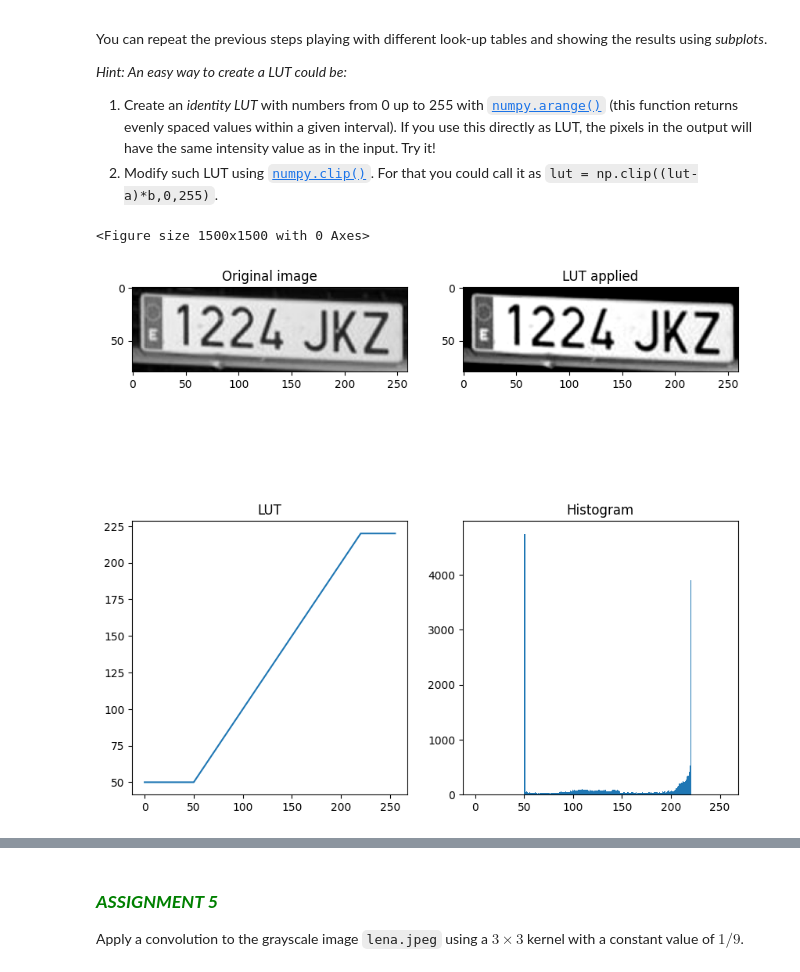
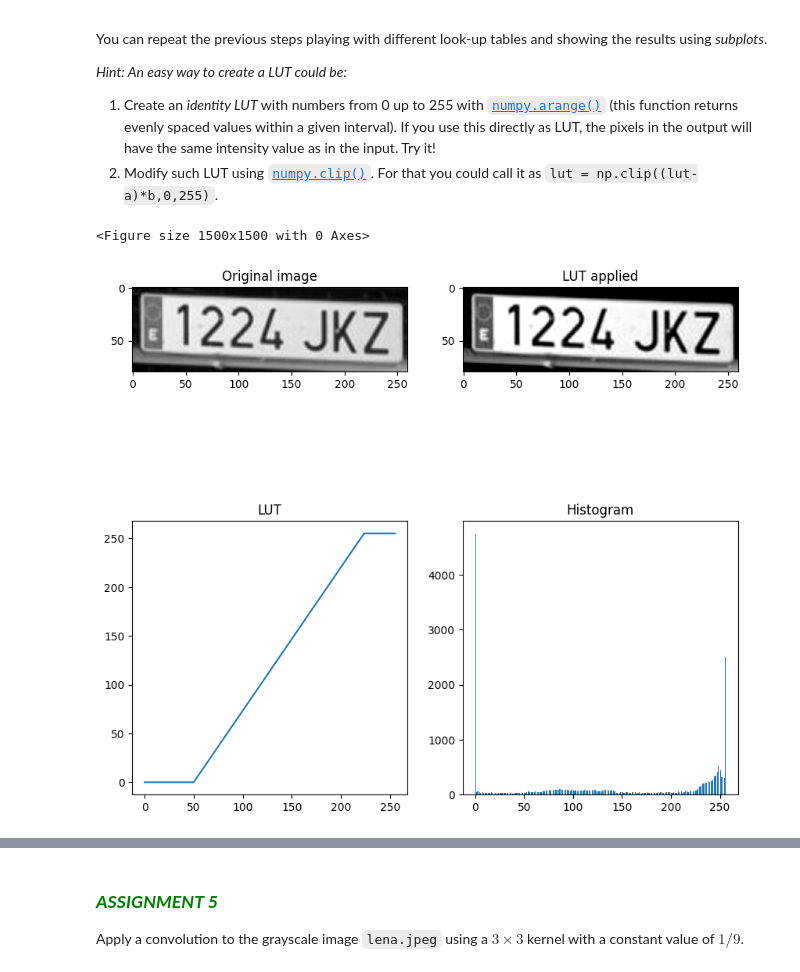
Before and after one commit to adriantd3/ComputerVision_UMA, a Jupyter notebook: Chapter 02. Image processing/2.1 IP tools.ipynb, the cells around one changed output, grey strips where cells are left out. Drawn from its saved outputs; the diff is of its cells as text; code cells hidden in the pictures.

```diff
--- a/Chapter 02. Image processing/2.1 IP tools.ipynb
+++ b/Chapter 02. Image processing/2.1 IP tools.ipynb
@@ -276,16 +276,16 @@ You can repeat the previous steps playing with different look-up tables and show
 # %%
 # ASSIGNMENT 4b
 # Create the LUT array (have a look to numpy.arange and numpy.clip functions)
 lut = np.arange(0,256,1)
-a = None
-b = None
-lut = np.clip(lut, 50, 220)
+a = 50 # offset para forzar a 0 los primeras intensidades.
+b = 250/(220-50)  #pendiente de la recta.
+lut = np.clip((lut-a)*b, 0, 255)
 
 # Execute our function on the cropped car plate image
 lut_chart(image_cropped,lut)
 # %% [output]
 <Figure size 1500x1500 with 0 Axes>
-[figure, old version]
+[figure, new version]
 # %% [markdown]
 <font color='blue'>**Expected output:**  </font>
 
```
Also changed, not shown: parts of 2 cells of this notebook, 2 other files.
